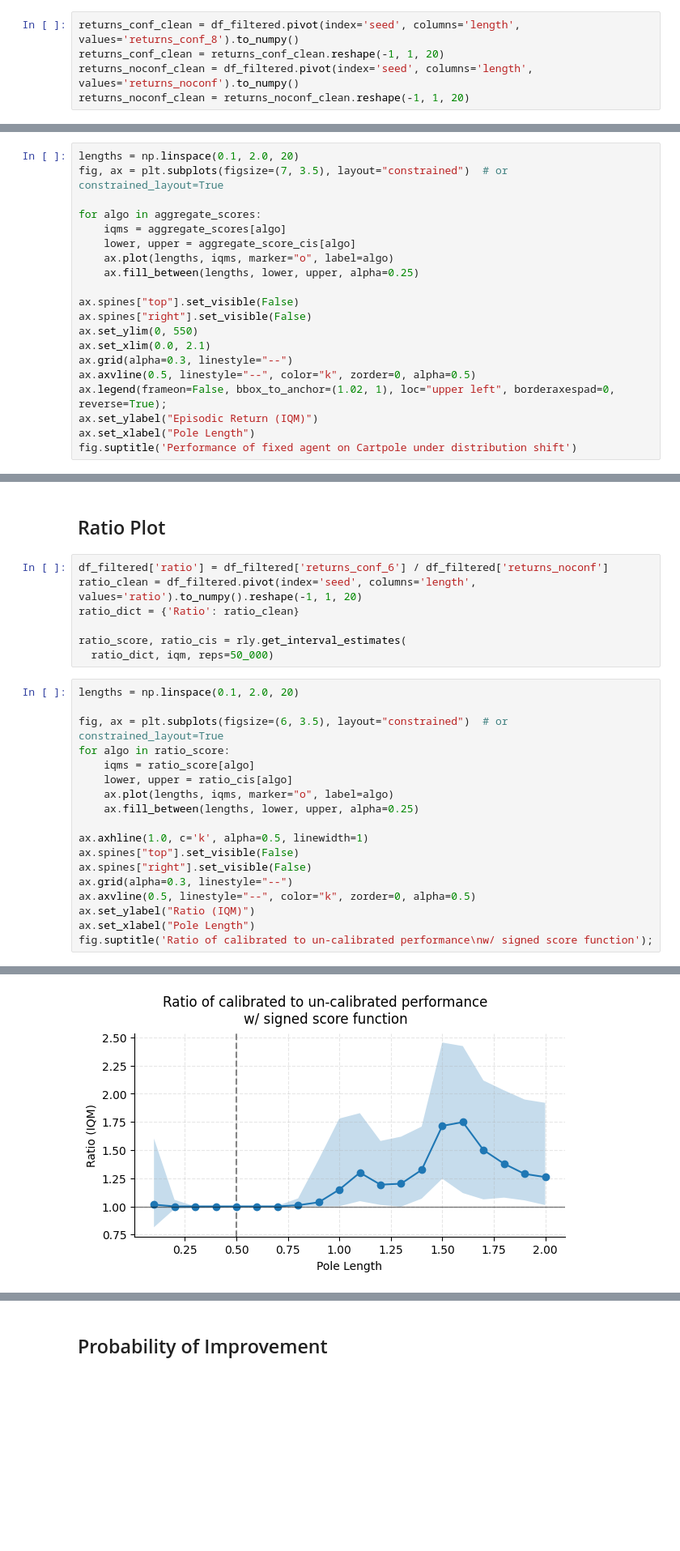
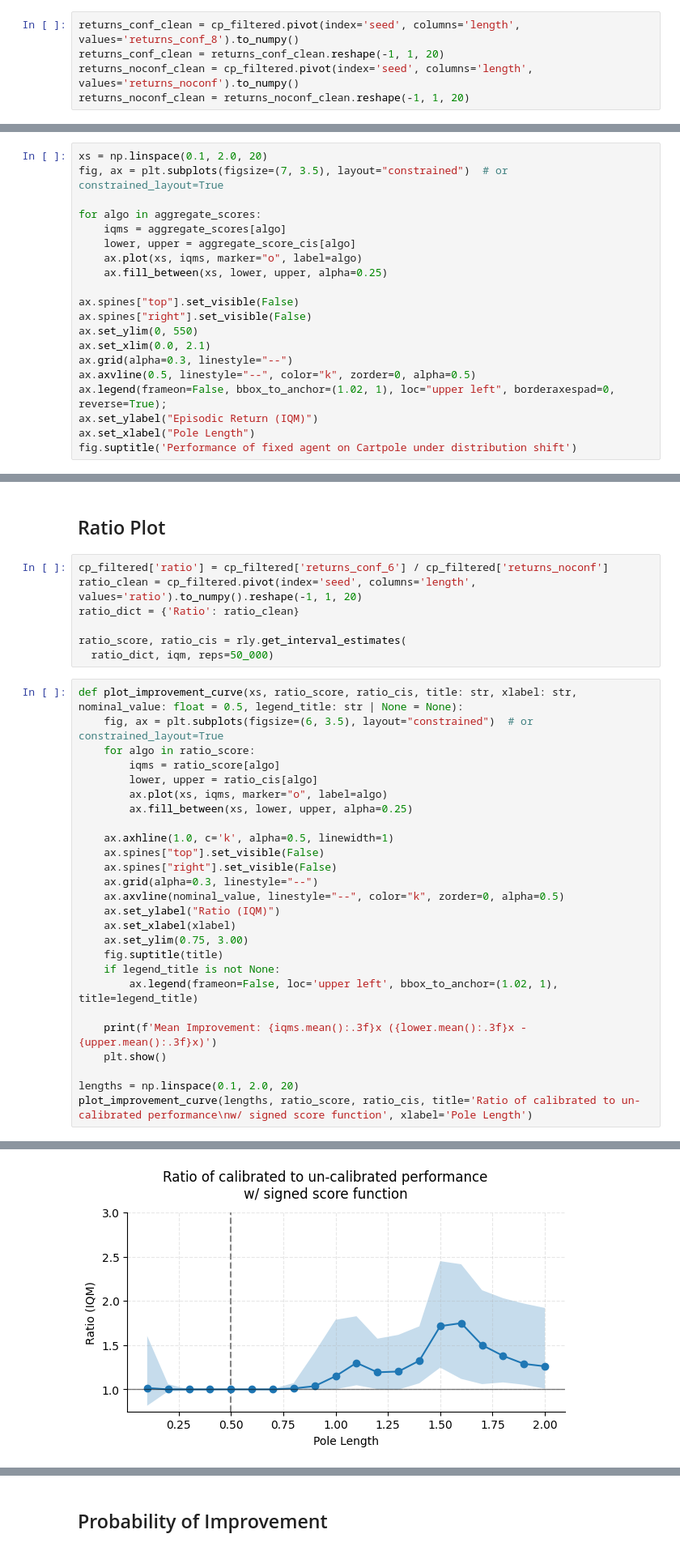
Before and after one commit to foty-hub/msc_thesis, a Jupyter notebook: notebooks/cartpole/plot.ipynb, the cells around one changed output, grey strips where cells are left out. Shown at 81% size. Saved outputs shown, nothing was run; the diff lists cells and outputs as text; blank space fills up the shorter version.

```diff
--- a/notebooks/cartpole/plot.ipynb
+++ b/notebooks/cartpole/plot.ipynb
@@ -76,9 +84,9 @@ ax.legend(frameon=False);
 # %% [markdown]
 ## IQM + 95% CI using Rliable
 # %%
-returns_conf_clean = df_filtered.pivot(index='seed', columns='length', values='returns_conf_8').to_numpy()
+returns_conf_clean = cp_filtered.pivot(index='seed', columns='length', values='returns_conf_8').to_numpy()
 returns_conf_clean = returns_conf_clean.reshape(-1, 1, 20)
-returns_noconf_clean = df_filtered.pivot(index='seed', columns='length', values='returns_noconf').to_numpy()
+returns_noconf_clean = cp_filtered.pivot(index='seed', columns='length', values='returns_noconf').to_numpy()
 returns_noconf_clean = returns_noconf_clean.reshape(-1, 1, 20)
 # %%
 score_dict = {
@@ -92,14 +100,14 @@ iqm = lambda scores: np.array([metrics.aggregate_iqm(scores[..., length])
 aggregate_scores, aggregate_score_cis = rly.get_interval_estimates(
   score_dict, iqm, reps=50_000)
 # %%
-lengths = np.linspace(0.1, 2.0, 20)
+xs = np.linspace(0.1, 2.0, 20)
 fig, ax = plt.subplots(figsize=(7, 3.5), layout="constrained")  # or constrained_layout=True
 
 for algo in aggregate_scores:
     iqms = aggregate_scores[algo]
     lower, upper = aggregate_score_cis[algo]
-    ax.plot(lengths, iqms, marker="o", label=algo)
-    ax.fill_between(lengths, lower, upper, alpha=0.25)
+    ax.plot(xs, iqms, marker="o", label=algo)
+    ax.fill_between(xs, lower, upper, alpha=0.25)
 
 ax.spines["top"].set_visible(False)
 ax.spines["right"].set_visible(False)
@@ -117,28 +125,36 @@ Text(0.5, 0.98, 'Performance of fixed agent on Cartpole under distribution shift
 # %% [markdown]
 ## Ratio Plot
 # %%
-df_filtered['ratio'] = df_filtered['returns_conf_6'] / df_filtered['returns_noconf']
-ratio_clean = df_filtered.pivot(index='seed', columns='length', values='ratio').to_numpy().reshape(-1, 1, 20)
+cp_filtered['ratio'] = cp_filtered['returns_conf_6'] / cp_filtered['returns_noconf']
+ratio_clean = cp_filtered.pivot(index='seed', columns='length', values='ratio').to_numpy().reshape(-1, 1, 20)
 ratio_dict = {'Ratio': ratio_clean}
 
 ratio_score, ratio_cis = rly.get_interval_estimates(
   ratio_dict, iqm, reps=50_000)
 # %%
+def plot_improvement_curve(xs, ratio_score, ratio_cis, title: str, xlabel: str, nominal_value: float = 0.5, legend_title: str | None = None):
+    fig, ax = plt.subplots(figsize=(6, 3.5), layout="constrained")  # or constrained_layout=True
+    for algo in ratio_score:
+        iqms = ratio_score[algo]
+        lower, upper = ratio_cis[algo]
+        ax.plot(xs, iqms, marker="o", label=algo)
+        ax.fill_between(xs, lower, upper, alpha=0.25)
+
+    ax.axhline(1.0, c='k', alpha=0.5, linewidth=1)
+    ax.spines["top"].set_visible(False)
+    ax.spines["right"].set_visible(False)
+    ax.grid(alpha=0.3, linestyle="--")
+    ax.axvline(nominal_value, linestyle="--", color="k", zorder=0, alpha=0.5)
+    ax.set_ylabel("Ratio (IQM)")
+    ax.set_xlabel(xlabel)
+    ax.set_ylim(0.75, 3.00)
+    fig.suptitle(title)
+    if legend_title is not None:
+        ax.legend(frameon=False, loc='upper left', bbox_to_anchor=(1.02, 1), title=legend_title)
+
+    print(f'Mean Improvement: {iqms.mean():.3f}x ({lower.mean():.3f}x - {upper.mean():.3f}x)')
+    plt.show()
+
 lengths = np.linspace(0.1, 2.0, 20)
-
-fig, ax = plt.subplots(figsize=(6, 3.5), layout="constrained")  # or constrained_layout=True
-for algo in ratio_score:
-    iqms = ratio_score[algo]
-    lower, upper = ratio_cis[algo]
-    ax.plot(lengths, iqms, marker="o", label=algo)
-    ax.fill_between(lengths, lower, upper, alpha=0.25)
-
-ax.axhline(1.0, c='k', alpha=0.5, linewidth=1)
-ax.spines["top"].set_visible(False)
-ax.spines["right"].set_visible(False)
-ax.grid(alpha=0.3, linestyle="--")
-ax.axvline(0.5, linestyle="--", color="k", zorder=0, alpha=0.5)
-ax.set_ylabel("Ratio (IQM)")
-ax.set_xlabel("Pole Length")
-fig.suptitle('Ratio of calibrated to un-calibrated performance\nw/ signed score function');
+plot_improvement_curve(lengths, ratio_score, ratio_cis, title='Ratio of calibrated to un-calibrated performance\nw/ signed score function', xlabel='Pole Length')
 # %% [output]
@@ -145 +162 @@ fig.suptitle('Ratio of calibrated to un-calibrated performance\nw/ signed score
-[figure, old version]
+[figure, new version]
```
Also changed, not shown: parts of 22 cells of this notebook, 2 other files.
